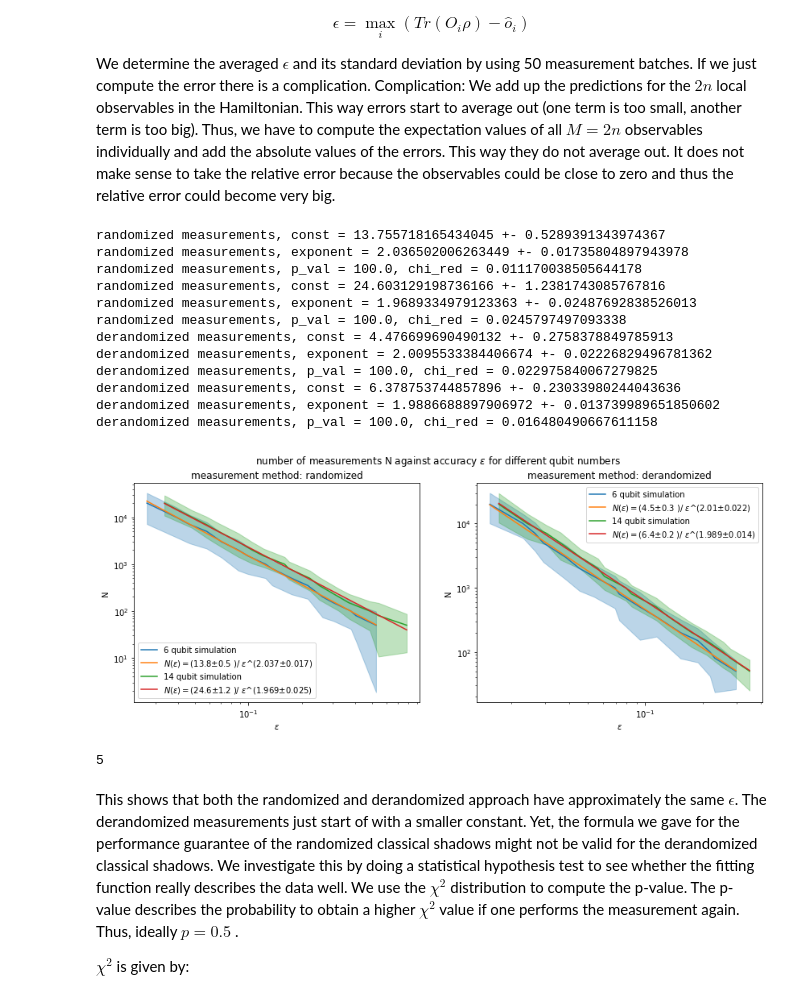
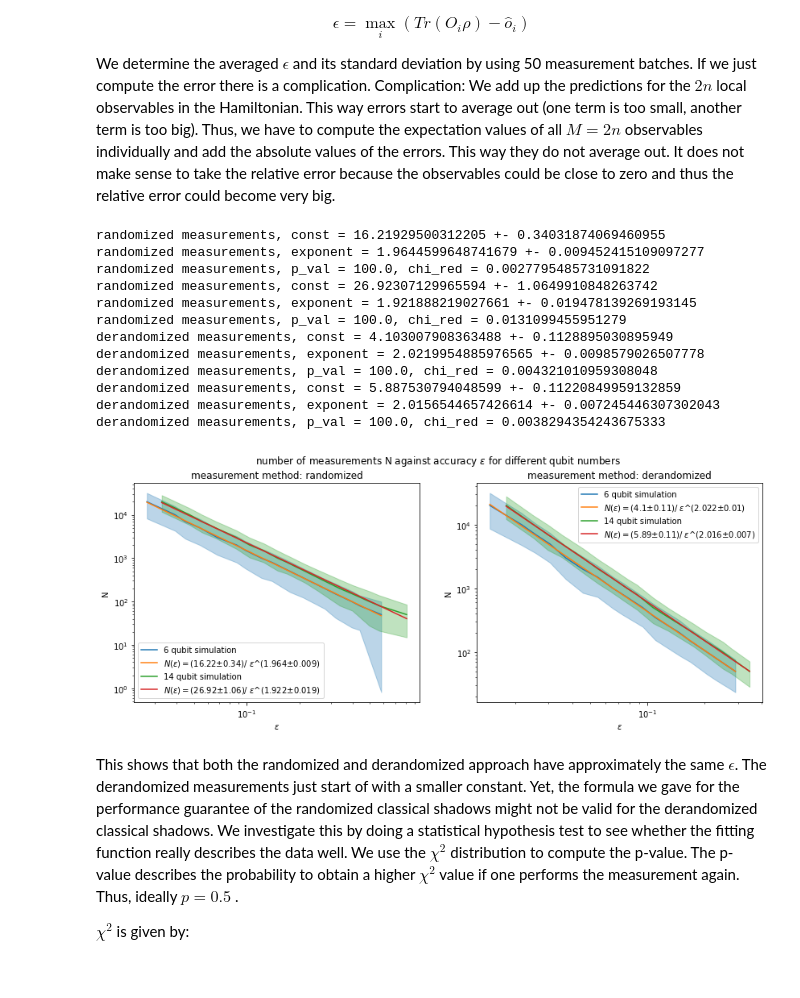
Before and after one commit to LennartBuerger/classical-shadows-for-1d-TFIM-energy-estimation, a Jupyter notebook: display_data/shadow_performance_analysis.ipynb, the cells around one changed output. Cells and saved outputs as stored; diff of their text form; code cells hidden in the pictures.

```diff
--- a/display_data/shadow_performance_analysis.ipynb
+++ b/display_data/shadow_performance_analysis.ipynb
@@ -34,14 +34,15 @@ save_direc_measurements_two_point_correlation_derandomized = Path('data/shadow_m
 ground_state_dict = np.load(save_direc_groundstate, allow_pickle='TRUE')
 ground_state_dict = ground_state_dict.item()
 # %%
-qubit_num = np.array([6, 8, 10, 12])
+ratios_h_j = np.array([1.0])
+qubit_num = np.array([12, 14])
 # # the generation of a measurement procedure becomes very slow when num_of_measurements becomes big
 # (~1000). In the case of the ising model it is alright to proceed by using batches because we only
 # measure two different Pauli strings. We have to remove this batched procedure though when
 # dealing with more complicated systems where we have to measure more than 100 different Pauli Strings
 # for now we form batches of 100 measurements
 # num of measurements has to be a multiple of 100
-num_of_measurements = 1000000
+num_of_measurements = 5000000
 measurement_methods = np.array(['derandomized', 'randomized'])
 for i in range(np.size(qubit_num)):
     for j in range(np.size(ratios_h_j)):
@@ -178,8 +177,8 @@ to see how the error scales.
 We use 50 batches to compute the an accurate standard deviation of the prediction.
 # %%
 qubit_num = 14
-num_of_measurements = np.array([100, 2000, 20000])
-batches = 50
+num_of_measurements = np.array([100, 1000, 10000])
+batches = 100
 fig, axs = plt.subplots(1, 2)
 fig.set_figheight(5)
 fig.set_figwidth(14)
@@ -220,9 +219,9 @@ for $10^5$ measurements the randomized approach is equally good or maybe even be
 Now we plot the relative error against the number of samples for the three ratios
  $\frac{h}{J} \in \{0.1, 1, 10\}$. Again we calculate the mean and the standard deviation.
 # %%
-num_of_measurements = np.array([50, 200, 500, 2000, 5000, 20000])
-batches = 50
-some_ratios = np.array([0.1, 1, 10])
+num_of_measurements = np.array([50, 100, 200, 300, 500, 700, 1000, 1500, 2000, 5000, 7000, 10000])
+batches = 100
+some_ratios = np.array([0.1, 0.5, 1, 2, 10])
 fig, axs = plt.subplots(1, 2)
 fig.set_figheight(5)
 fig.set_figwidth(14)
@@ -301,7 +300,7 @@ np.save(save_direc_error_list, error_list)
 save_direc_error_list = Path('data/shadow_measurements/error_list.npy')
 error_list = np.load(save_direc_error_list, allow_pickle='TRUE')
 # %%
-fixed_errors = np.array([1e-2, 1e-3, 1e-4])
+fixed_errors = np.array([1e-2, 1e-3])
 batches = 50
 sample_size_intervals = np.append(np.arange(1, 20, 1),np.append(np.arange(20, 200, 10), np.append(np.arange(200, 2000, 100), np.arange(2000, 20000, 500))))
 fig, axs = plt.subplots(1, 2)
@@ -334,7 +333,7 @@ for l in range(0,2):
         axs[l].errorbar(ratios_h_j, sample_size_mean, label = 'relative error: ' + str(fixed_errors[e]))
         axs[l].fill_between(ratios_h_j, sample_size_mean - sample_size_std, sample_size_mean + sample_size_std, alpha = 0.3)
         axs[l].legend()
-        axs[l].set_ylim([1, 3*10**4])
+        axs[l].set_ylim([1, 2*10**4])
         axs[l].set_title('measurement method: ' + str(measurement_methods[l]))
         axs[l].set(xscale='log', yscale='log', xlabel='ratios h/J', ylabel = 'number of measurements')
 # %% [output]
@@ -427,7 +426,7 @@ def compute_p_value_and_chi_red(data_x, data_y, params, data_y_std):
 # %%
 qubit_nums = np.array([6, 14])
 num_of_measurements = np.array([50, 80, 100, 150, 200, 350, 500, 800, 1000, 1500, 2000, 3000, 5000, 7000, 10000, 20000])
-batches = 50
+batches = 250
 some_ratios = np.array([1.0])
 fig, axs = plt.subplots(1, 2)
 fig.set_figheight(5)
@@ -445,52 +444,47 @@ for l in range(0, 2):
                                   str(some_ratios[i])+'_qubit_num_'+str(qubit_num)+'_method_'+measurement_methods[l]+'.npy')
             measurement_procedure = np.lib.format.open_memmap(save_direc_procedure, dtype=np.str_, mode='r')
             measurement_index = np.lib.format.open_memmap(save_direc_index, dtype=np.int32, mode='r')
             for k in range(0, batches):
                 for j in range(0, np.size(num_of_measurements)):
                     measurements = conversion_to_prediction_shadow_dict_shape(measurement_procedure[k*num_of_measurements[j]:(k+1)*num_of_measurements[j]],
                                                                               measurement_index[k*num_of_measurements[j]:(k+1)*num_of_measurements[j]], qubit_num)
                     errors_one_batch = []
                     for observable in observables:
                         exp_val_obs_shadow = BFQuantumState(qubit_num, ground_state).local_observable_shadow(observable, measurements)
                         exp_val_obs_brute = BFQuantumState(qubit_num, ground_state).local_observable(observable)
                         errors_one_batch.append(np.abs(exp_val_obs_brute - exp_val_obs_shadow))
                     errors[k, j] = np.amax(errors_one_batch, axis = 0)
 
             error_mean = np.mean(errors, axis=0)
             error_std = np.std(errors, axis=0)
             popt, pcov = curve_fit(log_n, np.log(error_mean), np.log(num_of_measurements))
             print(measurement_methods[l] + ' measurements, const = ' + str(np.exp(popt[0])) + ' +- ' + str(np.exp(popt[0]) * np.sqrt(pcov[0][0])))
             print(measurement_methods[l] + ' measurements, exponent = ' + str(popt[1]) + ' +- ' + str(np.sqrt(pcov[1][1])))
             num_of_measurements_std = np.exp(popt[0]) * popt[1] / (error_mean ** (popt[1] + 1)) * error_std
             p_val, chi_red = compute_p_value_and_chi_red(error_mean, num_of_measurements, popt, num_of_measurements_std)
             print(measurement_methods[l] + ' measurements, p_val = ' + str(p_val) + ', chi_red = ' + str(chi_red))
             axs[l].errorbar(error_mean, num_of_measurements, label = str(qubit_num) + ' qubit simulation')
             axs[l].fill_between(error_mean, num_of_measurements - num_of_measurements_std, num_of_measurements + num_of_measurements_std, alpha = 0.3,
                                 color = 'C' + str(int(2) * int(np.where(qubit_nums == qubit_num)[0])))
             axs[l].errorbar(error_mean, np.exp(log_n(np.log(error_mean),popt[0], popt[1])),
-                            label='$N(\epsilon) = ($' + str(np.round(np.exp(popt[0]),1)) + '$ \pm $' + str(np.round(np.exp(popt[0]) * np.sqrt(pcov[0][0]),1))+ ' )/ $\epsilon$^(' + str(np.round(popt[1],3)) + '$ \pm $' + str(np.round(np.sqrt(pcov[1][1]),3)) + ')' )
+                            label='$N(\epsilon) = ($' + str(np.round(np.exp(popt[0]),2)) + '$ \pm $' + str(np.round(np.exp(popt[0]) * np.sqrt(pcov[0][0]),2))+ ')/ $\epsilon$^(' + str(np.round(popt[1],3)) + '$ \pm $' + str(np.round(np.sqrt(pcov[1][1]),3)) + ')' )
             axs[l].set(xscale='log', yscale='log', ylabel='N', xlabel = '$\epsilon$')
             axs[l].set_title('measurement method: ' + str(measurement_methods[l]))
             axs[l].legend()
 # %% [output]
-randomized measurements, const = 13.755718165434045 +- 0.5289391343974367
-randomized measurements, exponent = 2.036502006263449 +- 0.01735804897943978
-randomized measurements, p_val = 100.0, chi_red = 0.011170038505644178
-randomized measurements, const = 24.603129198736166 +- 1.2381743085767816
-randomized measurements, exponent = 1.9689334979123363 +- 0.02487692838526013
-randomized measurements, p_val = 100.0, chi_red = 0.0245797497093338
-derandomized measurements, const = 4.476699690490132 +- 0.2758378849785913
-derandomized measurements, exponent = 2.0095533384406674 +- 0.02226829496781362
-derandomized measurements, p_val = 100.0, chi_red = 0.022975840067279825
-derandomized measurements, const = 6.378753744857896 +- 0.23033980244043636
-derandomized measurements, exponent = 1.9886688897906972 +- 0.013739989651850602
-derandomized measurements, p_val = 100.0, chi_red = 0.016480490667611158
+randomized measurements, const = 16.21929500312205 +- 0.34031874069460955
+randomized measurements, exponent = 1.9644599648741679 +- 0.009452415109097277
+randomized measurements, p_val = 100.0, chi_red = 0.0027795485731091822
+randomized measurements, const = 26.92307129965594 +- 1.0649910848263742
+randomized measurements, exponent = 1.921888219027661 +- 0.019478139269193145
+randomized measurements, p_val = 100.0, chi_red = 0.0131099455951279
+derandomized measurements, const = 4.103007908363488 +- 0.1128895030895949
+derandomized measurements, exponent = 2.0219954885976565 +- 0.0098579026507778
+derandomized measurements, p_val = 100.0, chi_red = 0.004321010959308048
+derandomized measurements, const = 5.887530794048599 +- 0.11220849959132859
+derandomized measurements, exponent = 2.0156544657426614 +- 0.007245446307302043
+derandomized measurements, p_val = 100.0, chi_red = 0.0038294354243675333
-[figure, old version]
+[figure, new version]
-# %%
-a = np.arange(10)
-int(np.where(a == 5)[0])
-# %% [output]
-5
 # %% [markdown]
 This shows that both the randomized and derandomized approach have approximately
 the same $\epsilon$. The
```
Also changed, not shown: parts of 6 cells of this notebook, 2 other files.
